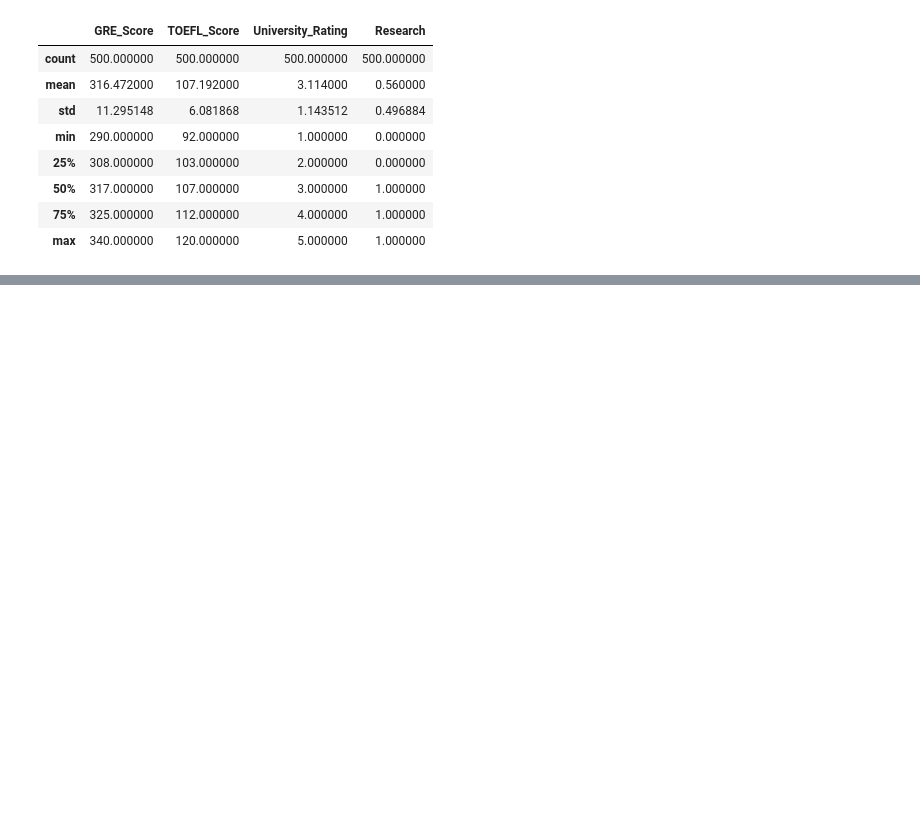
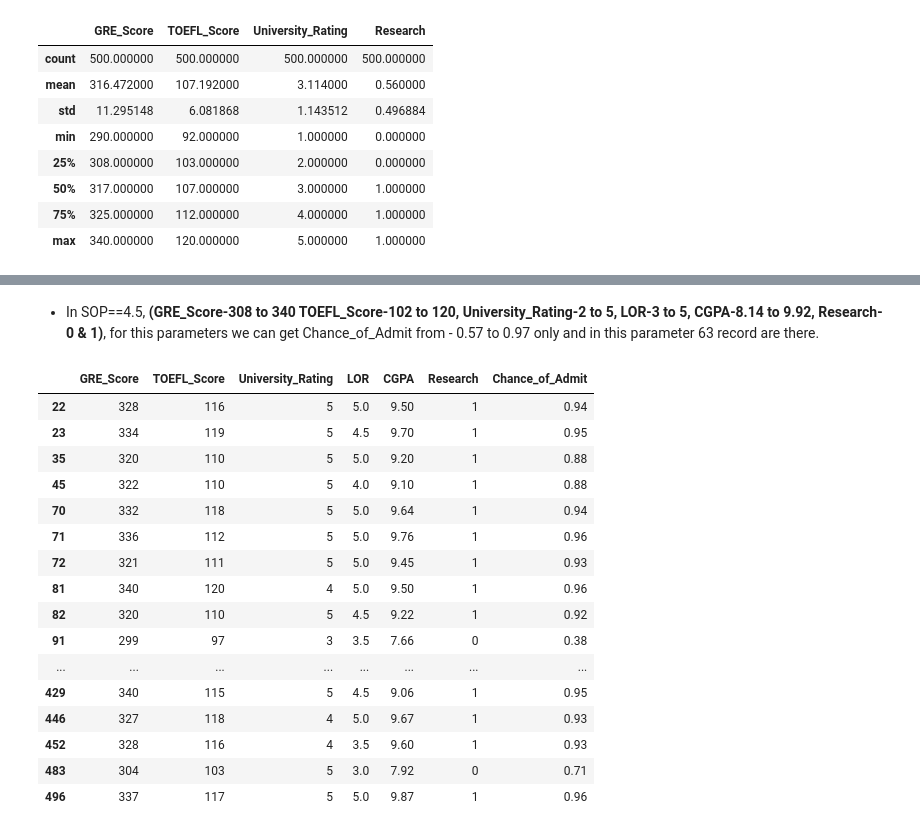
Before and after one commit to manojkumar211/admission-predict, a Jupyter notebook: experiment/admission.ipynb, the cells around one changed output, grey strips where cells are left out. Drawn from its saved outputs; the diff is of its cells as text; code cells hidden in the pictures; blank space fills up the shorter version.

```diff
--- a/experiment/admission.ipynb
+++ b/experiment/admission.ipynb
@@ -961,0 +1400,22 @@ ds[discrete_count].describe()
+# %% [markdown]
+- In SOP==4.5, **(GRE_Score-308 to 340 TOEFL_Score-102 to 120, University_Rating-2 to 5, LOR-3 to 5, CGPA-8.14 to 9.92, Research-0 & 1)**, for this parameters we can get Chance_of_Admit from - 0.57 to 0.97 only and in this parameter 63 record are there.
+# %%
+ds[ds['SOP']==5][['GRE_Score','TOEFL_Score','University_Rating','LOR','CGPA','Research','Chance_of_Admit']]
+# %% [output]
+|  | GRE_Score | TOEFL_Score | University_Rating | LOR | CGPA | Research | Chance_of_Admit |
+| 22 | 328 | 116 | 5 | 5.0 | 9.50 | 1 | 0.94 |
+| 23 | 334 | 119 | 5 | 4.5 | 9.70 | 1 | 0.95 |
+| 35 | 320 | 110 | 5 | 5.0 | 9.20 | 1 | 0.88 |
+| 45 | 322 | 110 | 5 | 4.0 | 9.10 | 1 | 0.88 |
+| 70 | 332 | 118 | 5 | 5.0 | 9.64 | 1 | 0.94 |
+| 71 | 336 | 112 | 5 | 5.0 | 9.76 | 1 | 0.96 |
+| 72 | 321 | 111 | 5 | 5.0 | 9.45 | 1 | 0.93 |
+| 81 | 340 | 120 | 4 | 5.0 | 9.50 | 1 | 0.96 |
+| 82 | 320 | 110 | 5 | 4.5 | 9.22 | 1 | 0.92 |
+| 91 | 299 | 97 | 3 | 3.5 | 7.66 | 0 | 0.38 |
+| ... | ... | ... | ... | ... | ... | ... | ... |
+| 429 | 340 | 115 | 5 | 4.5 | 9.06 | 1 | 0.95 |
+| 446 | 327 | 118 | 4 | 5.0 | 9.67 | 1 | 0.93 |
+| 452 | 328 | 116 | 4 | 3.5 | 9.60 | 1 | 0.93 |
+| 483 | 304 | 103 | 5 | 3.0 | 7.92 | 0 | 0.71 |
+| 496 | 337 | 117 | 5 | 5.0 | 9.87 | 1 | 0.96 |
```
Also changed, not shown: parts of 101 cells of this notebook, 7 other files.
